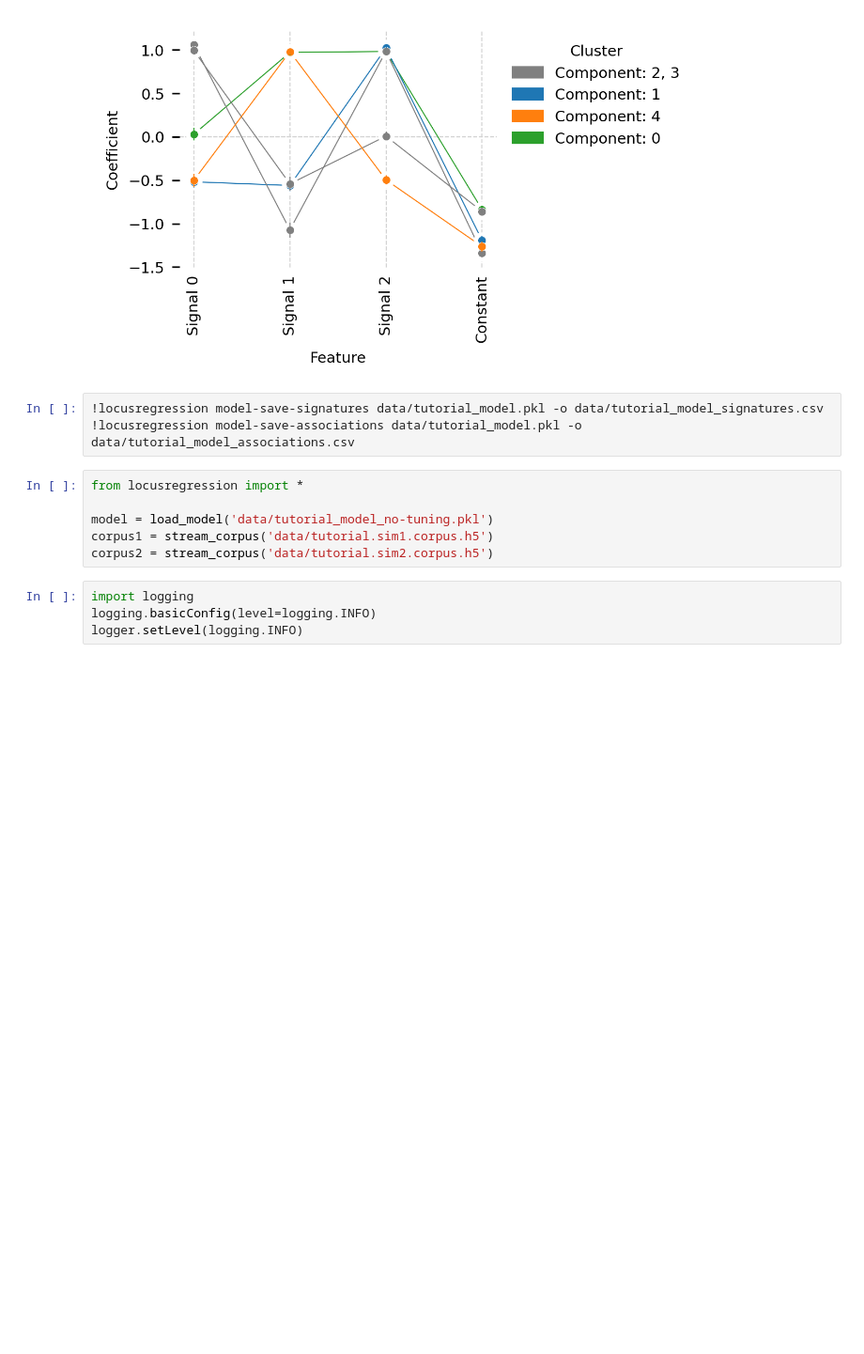
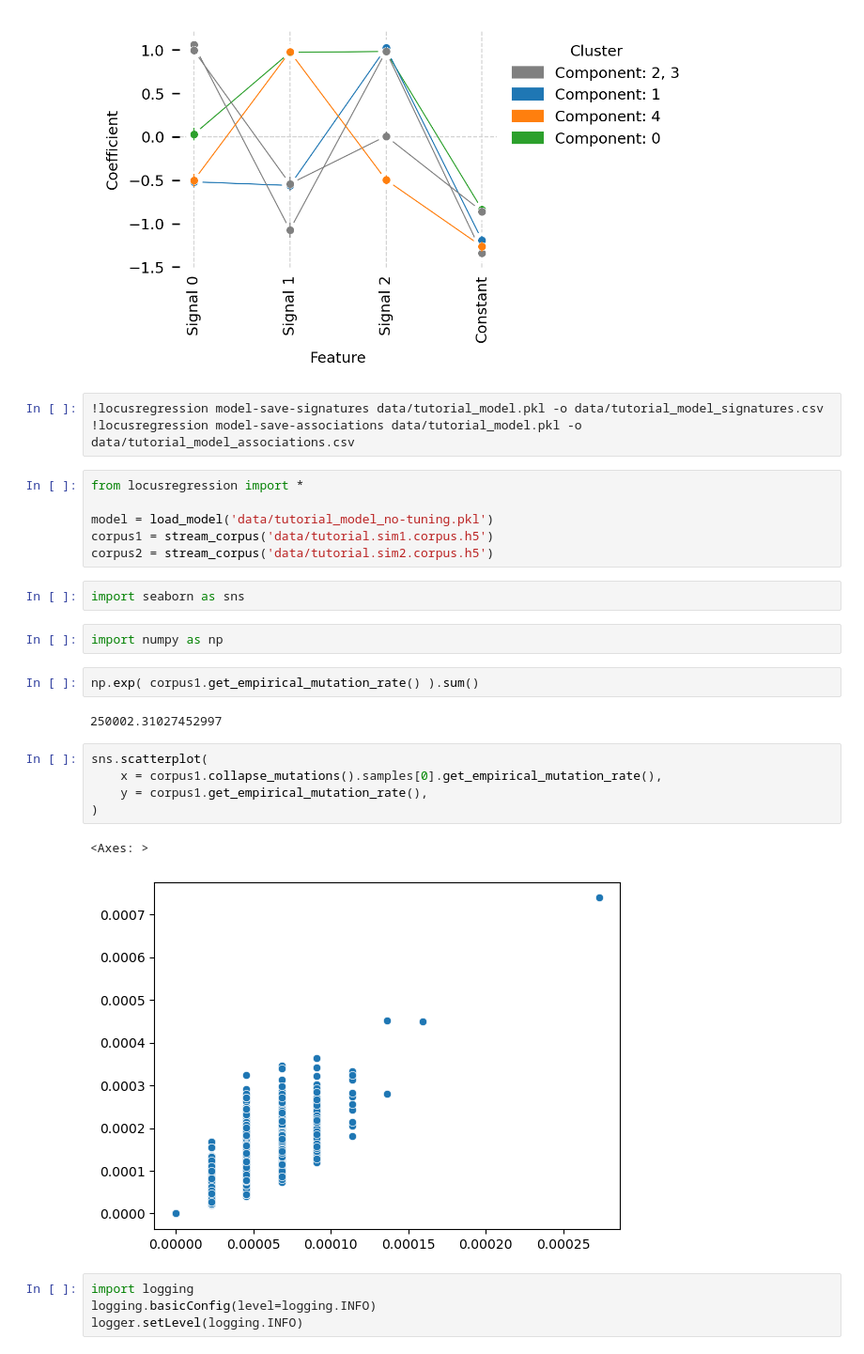
Before and after one commit to AllenWLynch/signaturemodels, a Jupyter notebook: docs/simulation_tutorial.ipynb, the cells around one changed output. Shown at 94% size. Drawn from its saved outputs; the diff is of its cells as text; blank space fills up the shorter version.

Commit message:
added function to get empirical mutation rate from corpus

```diff
--- a/docs/simulation_tutorial.ipynb
+++ b/docs/simulation_tutorial.ipynb
@@ -213,6 +213,22 @@ from locusregression import *
 model = load_model('data/tutorial_model_no-tuning.pkl')
 corpus1 = stream_corpus('data/tutorial.sim1.corpus.h5')
 corpus2 = stream_corpus('data/tutorial.sim2.corpus.h5')
+# %%
+import seaborn as sns
+# %%
+import numpy as np
+# %%
+np.exp( corpus1.get_empirical_mutation_rate() ).sum()
+# %% [output]
+250002.31027452997
+# %%
+sns.scatterplot(
+    x = corpus1.collapse_mutations().samples[0].get_empirical_mutation_rate(),
+    y = corpus1.get_empirical_mutation_rate(),
+)
+# %% [output]
+<Axes: >
+[figure, added]
 # %%
 import logging
 logging.basicConfig(level=logging.INFO)
```
Also changed, not shown: parts of 14 cells of this notebook.
